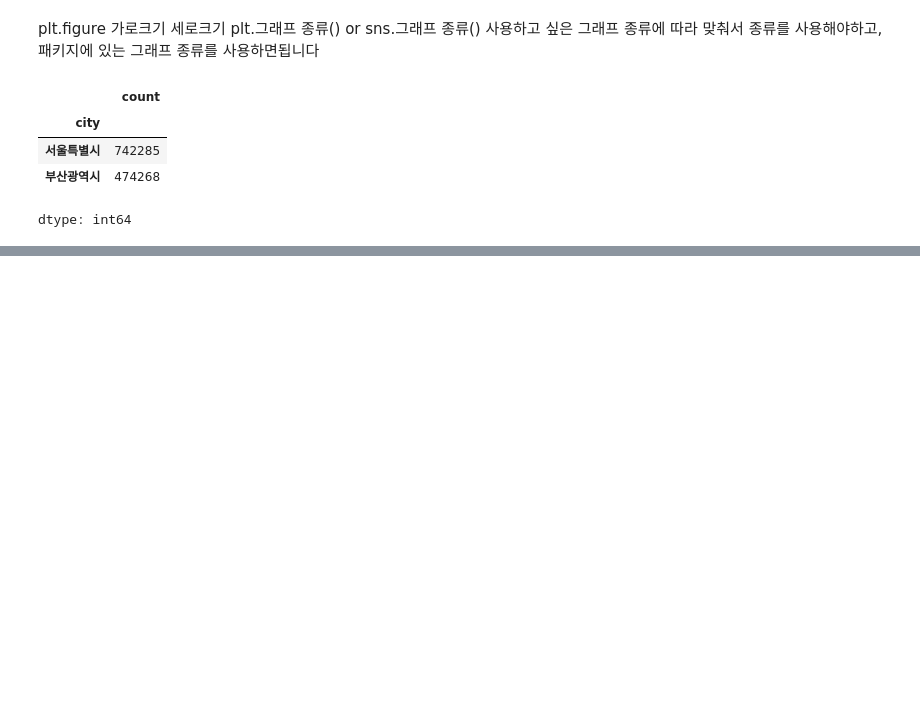
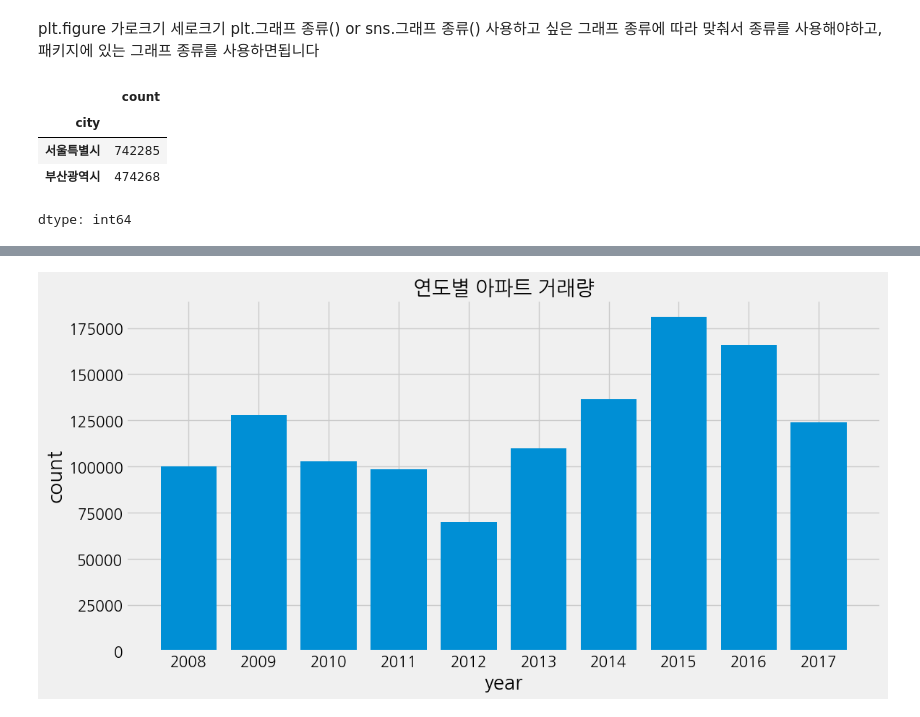
Before and after one commit to peperjet/bc-ml, a Jupyter notebook: real-estate-ml/apt2_260328.ipynb, the cells around one changed output, grey strips where cells are left out. Cells and saved outputs as stored; diff of their text form; code cells hidden in the pictures; blank space fills up the shorter version.

```diff
--- a/real-estate-ml/apt2_260328.ipynb
+++ b/real-estate-ml/apt2_260328.ipynb
@@ -307,0 +342,6 @@ SyntaxError: unterminated string literal (detected at line 3) (3806824049.py, li
+# %%
+#연도별 count table
+train['year'] = train['transaction_year_month'].astype(str).str[:4].astype(int)
+train['month'] = train['transaction_year_month'].astype(str).str[4:].astype(int)
+train_year_count = train['year'].value_counts().sort_index(ascending=True)
+train_year_count
@@ -307,0 +362,17 @@ SyntaxError: unterminated string literal (detected at line 3) (3806824049.py, li
+# %%
+# matplotlib을 이용해 연도별 아파트 거래량 표기
+
+plt.figure(figsize=(12,6))
+plt.bar(train_year_count.index.astype(str), train_year_count.values)
+
+plt.title('연도별 아파트 거래량', size=20)
+
+plt.xticks(size=15)
+plt.yticks(size=15)
+
+plt.xlabel('year', size=20)
+plt.ylabel('count', size=20)
+
+plt.show()
+# %% [output]
+[figure, added]
```
Also changed, not shown: parts of 28 cells of this notebook.
